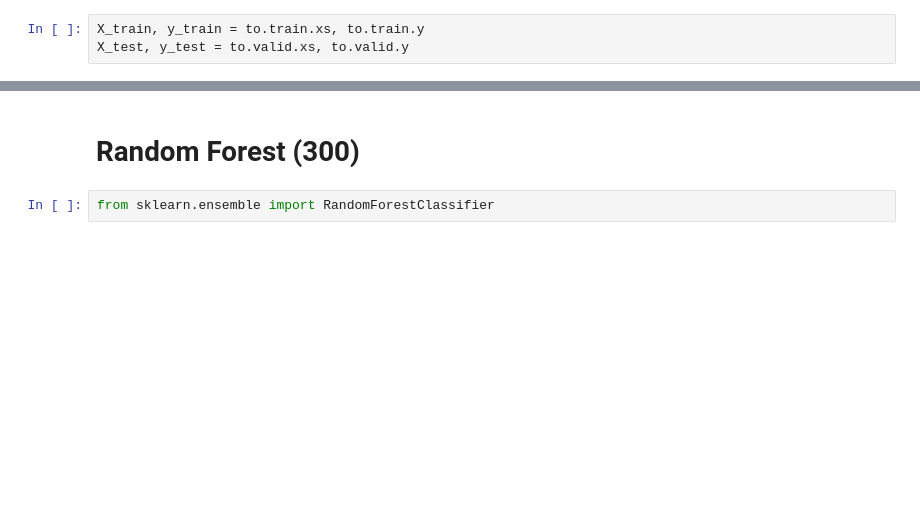
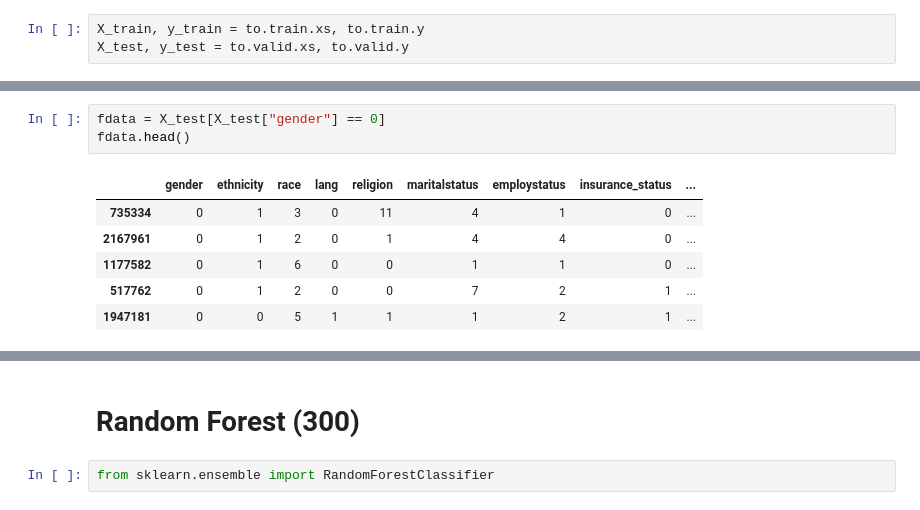
Before and after one commit to pting302/AI_for_Bias_Detection_Healthcare, a Jupyter notebook: Models/Rdata_Analysis.ipynb, the cells around one changed output, grey strips where cells are left out. Saved outputs shown, nothing was run; the diff lists cells and outputs as text; blank space fills up the shorter version.

```diff
--- a/Models/Rdata_Analysis.ipynb
+++ b/Models/Rdata_Analysis.ipynb
@@ -610,0 +636,10 @@ X_test, y_test = to.valid.xs, to.valid.y
+# %%
+fdata = X_test[X_test["gender"] == 0]
+fdata.head()
+# %% [output]
+|  | gender | ethnicity | race | lang | religion | maritalstatus | employstatus | insurance_status | ... |
+| 735334 | 0 | 1 | 3 | 0 | 11 | 4 | 1 | 0 | ... |
+| 2167961 | 0 | 1 | 2 | 0 | 1 | 4 | 4 | 0 | ... |
+| 1177582 | 0 | 1 | 6 | 0 | 0 | 1 | 1 | 0 | ... |
+| 517762 | 0 | 1 | 2 | 0 | 0 | 7 | 2 | 1 | ... |
+| 1947181 | 0 | 0 | 5 | 1 | 1 | 1 | 2 | 1 | ... |
```
Also changed, not shown: parts of 21 cells of this notebook, 1 other file.
